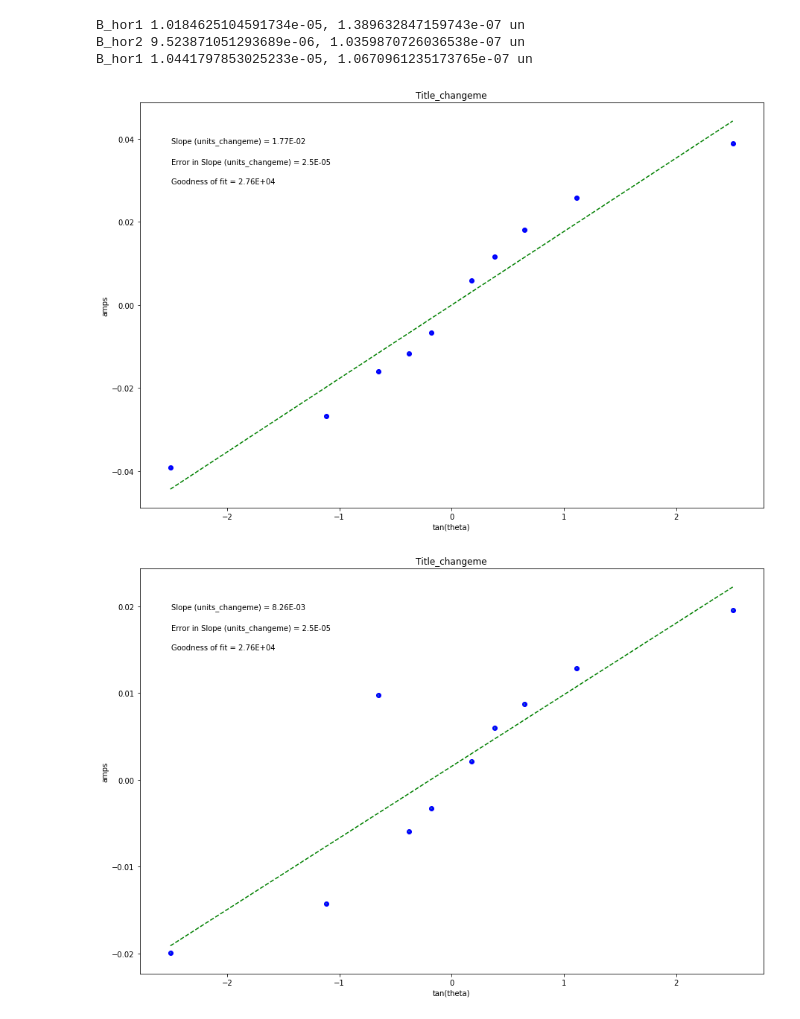
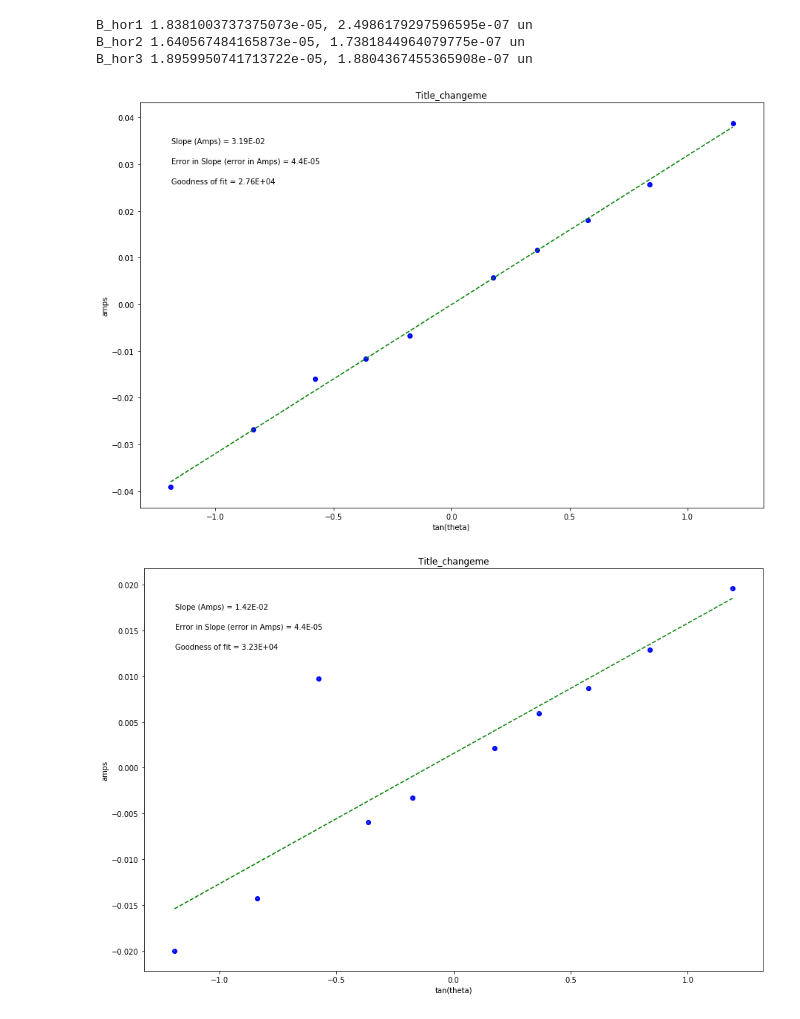
Before and after one commit to Tayloz10/physics-lab, a Jupyter notebook: earths mag field.ipynb, the cells around one changed output. Saved outputs shown, nothing was run; the diff lists cells and outputs as text; code cells hidden in the pictures.

```diff
--- a/earths mag field.ipynb
+++ b/earths mag field.ipynb
@@ -21,7 +21,7 @@ def rule4(Q, A, B, C, Aun, Bun, Cun, Ae, Be, Ce):
 I100 = np.array([-.0391, -.0268, -.016, -.0116, -.0067, .0058, .0116, .0180, .0257, .0388]) # in amps
 I200 = np.array([-.01997, -.01427, .00974, -.00597, -.00330, .00216, .00596, .00871, .01288, .01956]) # in amps
 I300 = np.array([-.01368, -.00974, -.00678, -.00445, -.00240, .0014, .00371, .00573, .00856, .01255]) # in amps
-tan_theta = np.tan(np.array([-1.191, -.83909, -.57735, -.36397, -.176326, .176326, .36397, .57735, .83909, 1.191])) # in radians
+tan_theta = np.tan(np.array([-.87266, -.6981317, -.523598, -.3490658, -.1745329, .1745329, .3490658, .523598, .6981317, .87266])) # in radians
 
 I_un = np.array([.0001, .0001, .0001, .0001, .0001, .0001, .0001, .0001, .0001, .0001])
 
@@ -53,10 +53,10 @@ plt.title('Title_changeme');
 
 plt.errorbar(x1, y1, yerr=dy, xerr=None, fmt="none")
 
-plt.annotate('Slope (units_changeme) = {value:.{digits}E}'.format(value=m1, digits=2),
+plt.annotate('Slope (Amps) = {value:.{digits}E}'.format(value=m1, digits=2),
              (0.05, 0.9), xycoords='axes fraction')
 
-plt.annotate('Error in Slope (units_changeme) = {value:.{digits}E}'.format(value=dm, digits=1),
+plt.annotate('Error in Slope (error in Amps) = {value:.{digits}E}'.format(value=dm, digits=1),
              (0.05, 0.85), xycoords='axes fraction')
 
 plt.annotate('Goodness of fit = {value:.{digits}E}'.format(value=N, digits=2),
@@ -91,10 +91,10 @@ plt.title('Title_changeme');
 
 plt.errorbar(x1, y2, yerr=dy, xerr=None, fmt="none")
 
-plt.annotate('Slope (units_changeme) = {value:.{digits}E}'.format(value=m2, digits=2),
+plt.annotate('Slope (Amps) = {value:.{digits}E}'.format(value=m2, digits=2),
              (0.05, 0.9), xycoords='axes fraction')
 
-plt.annotate('Error in Slope (units_changeme) = {value:.{digits}E}'.format(value=dm, digits=1),
+plt.annotate('Error in Slope (error in Amps) = {value:.{digits}E}'.format(value=dm, digits=1),
              (0.05, 0.85), xycoords='axes fraction')
 
 plt.annotate('Goodness of fit = {value:.{digits}E}'.format(value=N2, digits=2),
@@ -112,38 +112,38 @@ D3=Delta(I300, I_un)
 dm1 = np.sqrt(1/D3*sum(1/I_un**2))
 N300 = LLSFD2(I300, tan_theta, I_un, b3, m3)
 
 D = Delta(x1, dy)
 
 dm = np.sqrt(1 / D * sum(1 / dy ** 2))  # error in slope
 db = np.sqrt(1 / D * sum(x1 ** 2 / dy ** 2))  # error in intercept
 
 N3 = LLSFD2(x1, y3, dy, b3, m3)
 
 plt.figure(figsize=(15, 10))
 
 plt.plot(x1, fit3, color='green', linestyle='--')
 plt.scatter(x1, y3, color='blue', marker='o')
 
 plt.xlabel('tan(theta)');
 plt.ylabel('amps');
 plt.title('Title_changeme');
 
 plt.errorbar(x1, y3, yerr=dy, xerr=None, fmt="none")
 
-plt.annotate('Slope (units_changeme) = {value:.{digits}E}'.format(value=m3, digits=2),
+plt.annotate('Slope (Amps) = {value:.{digits}E}'.format(value=m3, digits=2),
              (0.05, 0.9), xycoords='axes fraction')
 
-plt.annotate('Error in Slope (units_changeme) = {value:.{digits}E}'.format(value=dm, digits=1),
+plt.annotate('Error in Slope (error in Amps) = {value:.{digits}E}'.format(value=dm, digits=1),
              (0.05, 0.85), xycoords='axes fraction')
 
 plt.annotate('Goodness of fit = {value:.{digits}E}'.format(value=N3, digits=2),
              (0.05, 0.80), xycoords='axes fraction')
 BEhor3 = BEhor(m3, mu, 300, r)
 B3_un = rule4(BEhor3, m2, r, 300, .000025, .001, 1, 1, 1, 1)
-print("B_hor1 {}, {} un " .format(BEhor3, B3_un))
+print("B_hor3 {}, {} un " .format(BEhor3, B3_un))
 # %% [output]
-B_hor1 1.0184625104591734e-05, 1.389632847159743e-07 un
-B_hor2 9.523871051293689e-06, 1.0359870726036538e-07 un
-B_hor1 1.0441797853025233e-05, 1.0670961235173765e-07 un
+B_hor1 1.8381003737375073e-05, 2.4986179297596595e-07 un
+B_hor2 1.640567484165873e-05, 1.7381844964079775e-07 un
+B_hor3 1.8959950741713722e-05, 1.8804367455365908e-07 un
-[figure, old version]
+[figure, new version]
-[figure, old version]
+[figure, new version]
```
Also changed, not shown: parts of 1 cell of this notebook.
